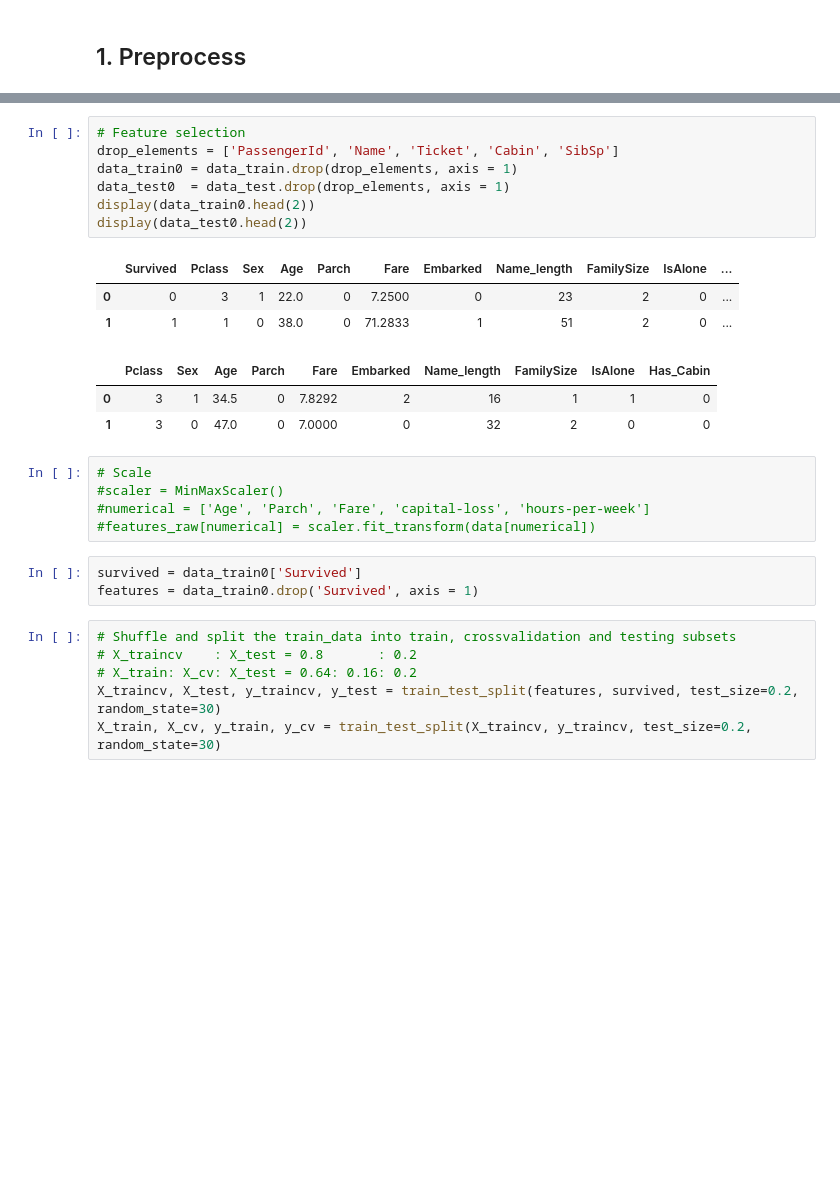
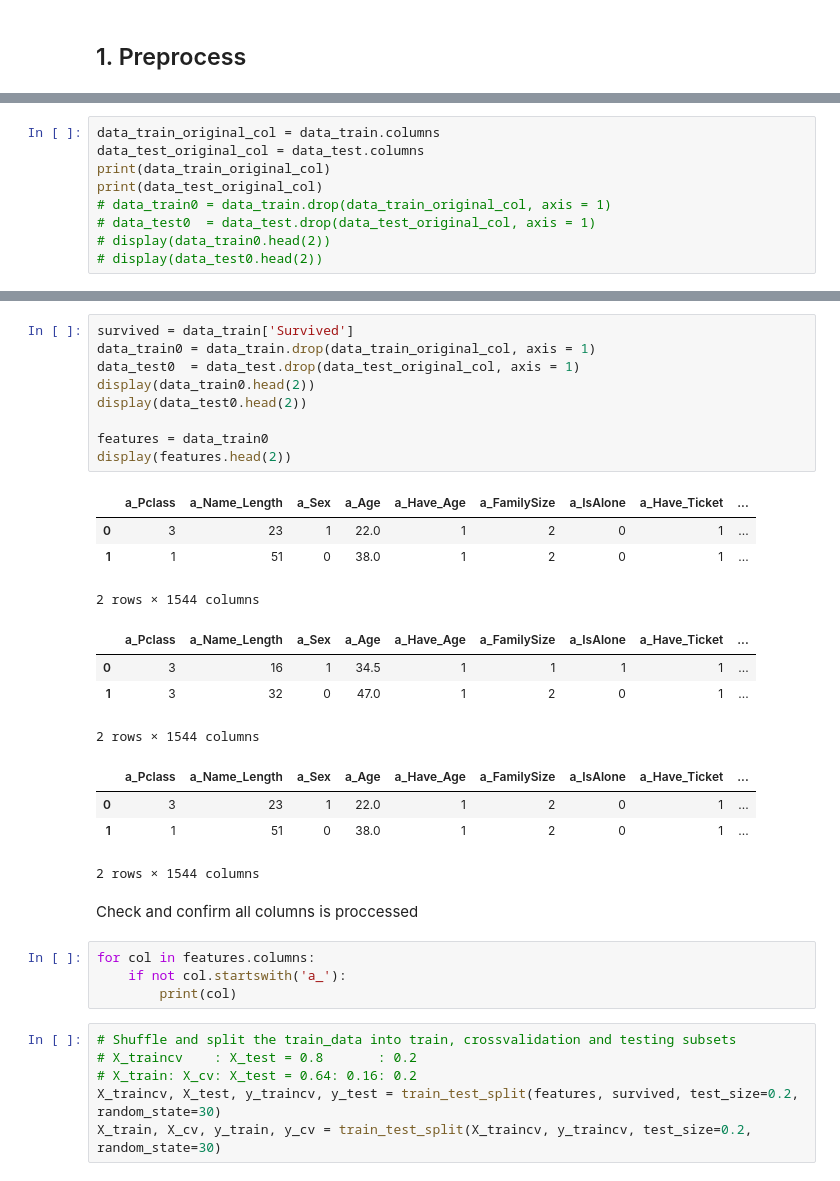
Before and after one commit to StudyExchange/Kaggle, a Jupyter notebook: Titanic_Machine_Learning_From_Disaster/Titanic Tutorial.ipynb, the cells around one changed output, grey strips where cells are left out. Saved outputs shown, nothing was run; the diff lists cells and outputs as text; blank space fills up the shorter version.

Commit message:
[se] Titanic_Machine_Learning_From_Disaster, Process name and cabin with word segmentation

```diff
--- a/Titanic_Machine_Learning_From_Disaster/Titanic Tutorial.ipynb
+++ b/Titanic_Machine_Learning_From_Disaster/Titanic Tutorial.ipynb
@@ -33,0 +71,9 @@ display(data_test.head(3))
+# %%
+data_train_original_col = data_train.columns
+data_test_original_col = data_test.columns
+print(data_train_original_col)
+print(data_test_original_col)
+# data_train0 = data_train.drop(data_train_original_col, axis = 1)
+# data_test0  = data_test.drop(data_test_original_col, axis = 1)
+# display(data_train0.head(2))
+# display(data_test0.head(2))
@@ -62,25 +260,31 @@ display(data_test.head(2))
 # %%
-# Feature selection
-drop_elements = ['PassengerId', 'Name', 'Ticket', 'Cabin', 'SibSp']
-data_train0 = data_train.drop(drop_elements, axis = 1)
-data_test0  = data_test.drop(drop_elements, axis = 1)
+survived = data_train['Survived']
+data_train0 = data_train.drop(data_train_original_col, axis = 1)
+data_test0  = data_test.drop(data_test_original_col, axis = 1)
 display(data_train0.head(2))
 display(data_test0.head(2))
+
+features = data_train0
+display(features.head(2))
 # %% [output]
-|  | Survived | Pclass | Sex | Age | Parch | Fare | Embarked | Name_length | FamilySize | IsAlone | ... |
-| 0 | 0 | 3 | 1 | 22.0 | 0 | 7.2500 | 0 | 23 | 2 | 0 | ... |
-| 1 | 1 | 1 | 0 | 38.0 | 0 | 71.2833 | 1 | 51 | 2 | 0 | ... |
+|  | a_Pclass | a_Name_Length | a_Sex | a_Age | a_Have_Age | a_FamilySize | a_IsAlone | a_Have_Ticket | ... |
+| 0 | 3 | 23 | 1 | 22.0 | 1 | 2 | 0 | 1 | ... |
+| 1 | 1 | 51 | 0 | 38.0 | 1 | 2 | 0 | 1 | ... |
+2 rows × 1544 columns
-|  | Pclass | Sex | Age | Parch | Fare | Embarked | Name_length | FamilySize | IsAlone | Has_Cabin |
-| 0 | 3 | 1 | 34.5 | 0 | 7.8292 | 2 | 16 | 1 | 1 | 0 |
-| 1 | 3 | 0 | 47.0 | 0 | 7.0000 | 0 | 32 | 2 | 0 | 0 |
+|  | a_Pclass | a_Name_Length | a_Sex | a_Age | a_Have_Age | a_FamilySize | a_IsAlone | a_Have_Ticket | ... |
+| 0 | 3 | 16 | 1 | 34.5 | 1 | 1 | 1 | 1 | ... |
+| 1 | 3 | 32 | 0 | 47.0 | 1 | 2 | 0 | 1 | ... |
+2 rows × 1544 columns
+|  | a_Pclass | a_Name_Length | a_Sex | a_Age | a_Have_Age | a_FamilySize | a_IsAlone | a_Have_Ticket | ... |
+| 0 | 3 | 23 | 1 | 22.0 | 1 | 2 | 0 | 1 | ... |
+| 1 | 1 | 51 | 0 | 38.0 | 1 | 2 | 0 | 1 | ... |
+2 rows × 1544 columns
-# %%
-# Scale
-#scaler = MinMaxScaler()
-#numerical = ['Age', 'Parch', 'Fare', 'capital-loss', 'hours-per-week']
-#features_raw[numerical] = scaler.fit_transform(data[numerical])
-# %%
-survived = data_train0['Survived']
-features = data_train0.drop('Survived', axis = 1)
+# %% [markdown]
+Check and confirm all columns is proccessed
+# %%
+for col in features.columns:
+    if not col.startswith('a_'):
+        print(col)
 # %%
 # Shuffle and split the train_data into train, crossvalidation and testing subsets
 # X_traincv    : X_test = 0.8       : 0.2
```
Also changed, not shown: parts of 32 cells of this notebook, 2 other files.
